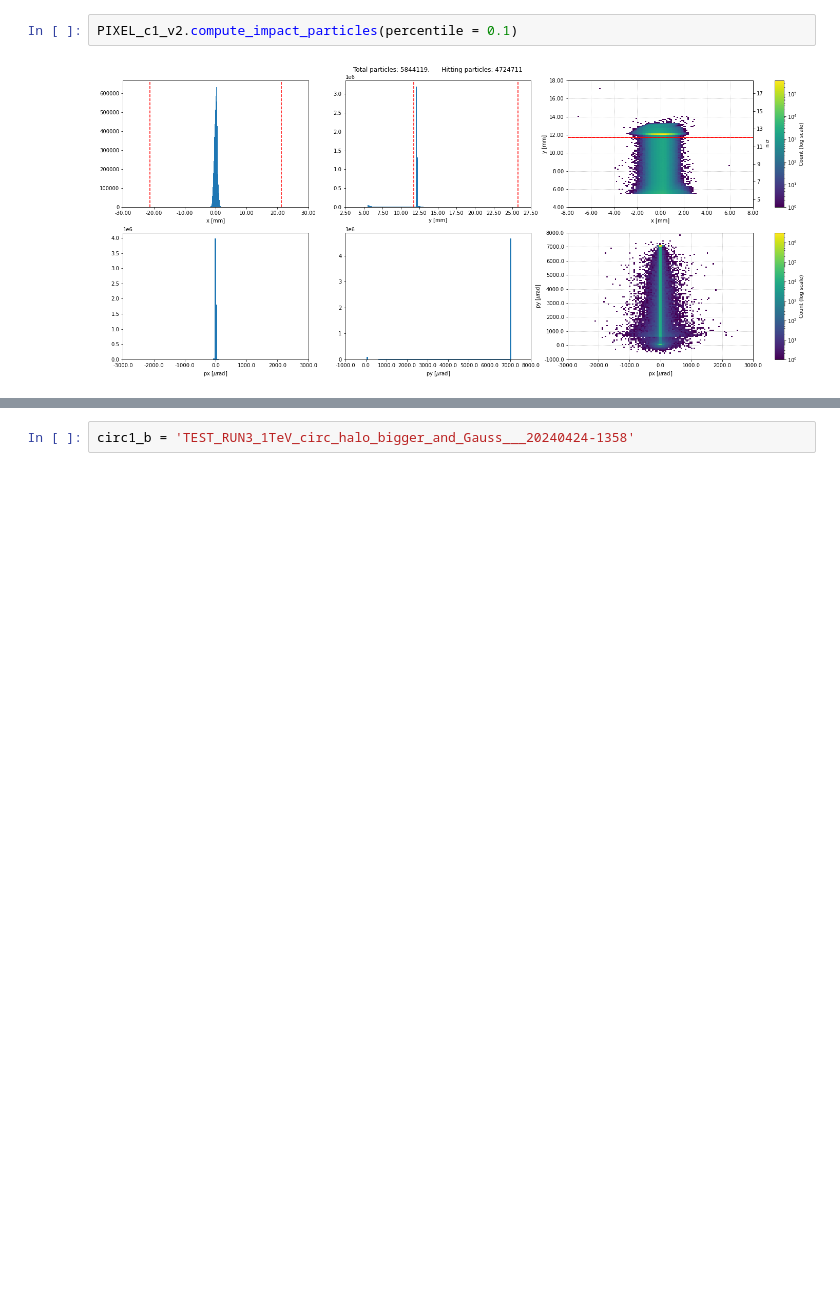
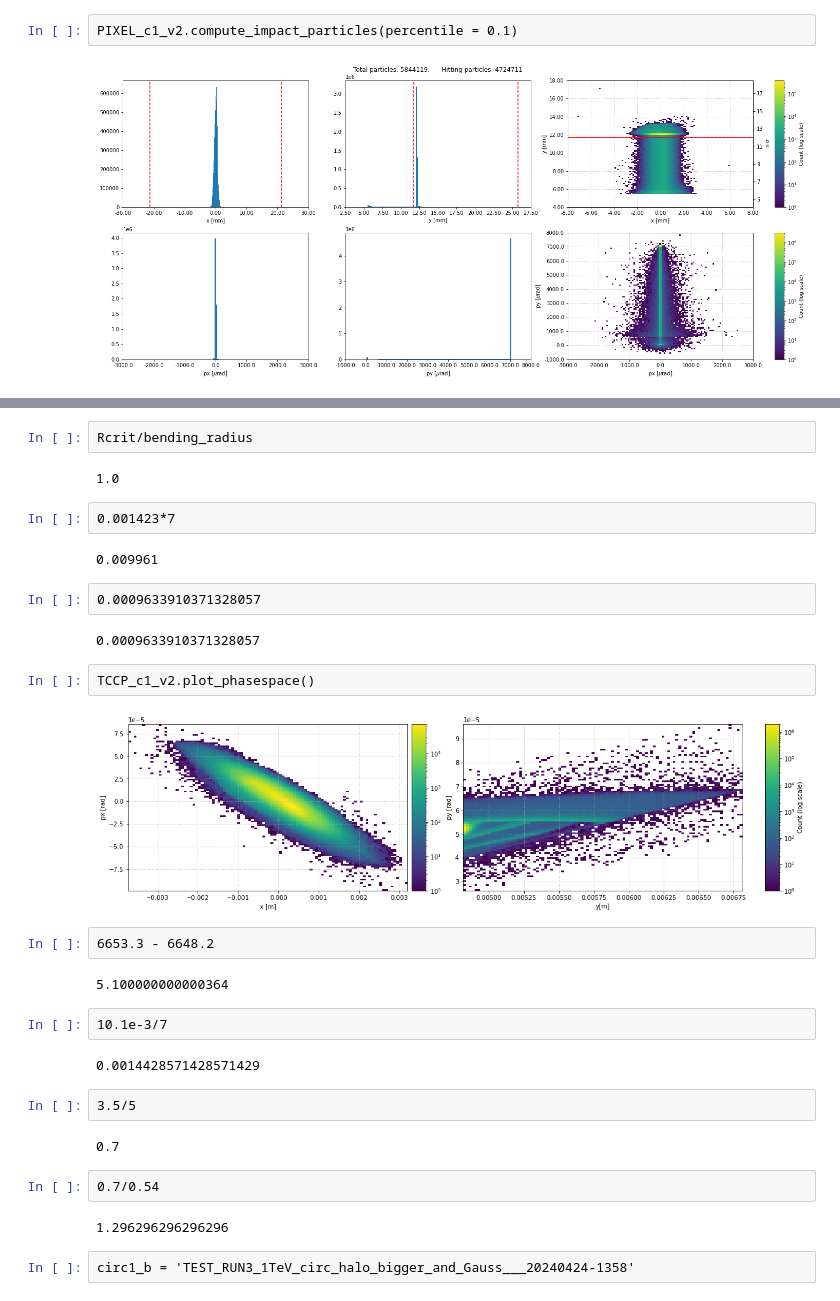
Before and after one commit to chiaramaccani/two_cryst_sim, a Jupyter notebook: TWOCRYST_sim_kay.ipynb, the cells around one changed output, grey strips where cells are left out. Saved outputs shown, nothing was run; the diff lists cells and outputs as text; blank space fills up the shorter version.

```diff
--- a/TWOCRYST_sim_kay.ipynb
+++ b/TWOCRYST_sim_kay.ipynb
@@ -1244,3 +1259,35 @@ PIXEL_c1_v2.compute_impact_particles(percentile = 0.1)
+# %%
+Rcrit/bending_radius
+# %% [output]
+1.0
+# %%
+0.001423*7
+# %% [output]
+0.009961
+# %%
+0.0009633910371328057
+# %% [output]
+0.0009633910371328057
+# %%
+TCCP_c1_v2.plot_phasespace()
+# %% [output]
+[figure, added]
+# %%
+6653.3 - 6648.2
+# %% [output]
+5.100000000000364
+# %%
+10.1e-3/7
+# %% [output]
+0.0014428571428571429
+# %%
+3.5/5
+# %% [output]
+0.7
+# %%
+0.7/0.54
+# %% [output]
+1.296296296296296
 # %%
 circ1_b = 'TEST_RUN3_1TeV_circ_halo_bigger_and_Gauss___20240424-1358'
 # %%
```
Also changed, not shown: parts of 7 cells of this notebook, 17 other files.
